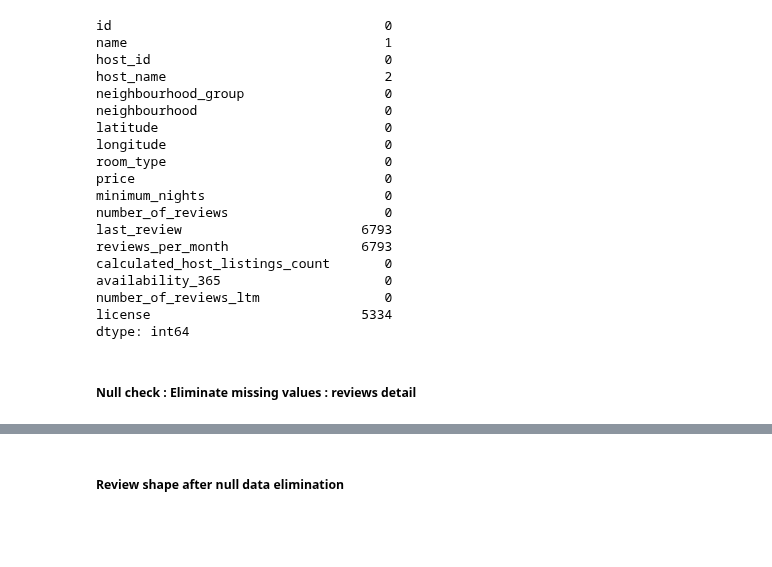
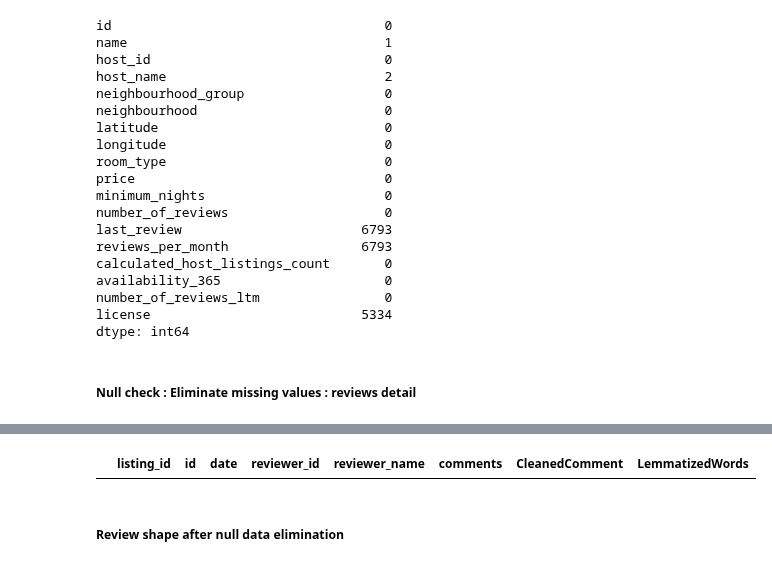
Before and after one commit to khushbunlad/PROG8245, a Jupyter notebook: GroupProject.ipynb, the cells around one changed output, grey strips where cells are left out. Cells and saved outputs as stored; diff of their text form; code cells hidden in the pictures; blank space fills up the shorter version.

```diff
--- a/GroupProject.ipynb
+++ b/GroupProject.ipynb
@@ -169,4 +170,8 @@ LemmatizedWords       0
 dtype: int64
+# %%
+review_dataset.reviews_data[review_dataset.reviews_data['CleanedComment'].isnull()]
+# %% [output]
+|  | listing_id | id | date | reviewer_id | reviewer_name | comments | CleanedComment | LemmatizedWords |
 # %%
 review_dataset.reviews_data.dropna(inplace=True)
 # %% [markdown]
```
Also changed, not shown: parts of 14 cells of this notebook, 1 other file.
